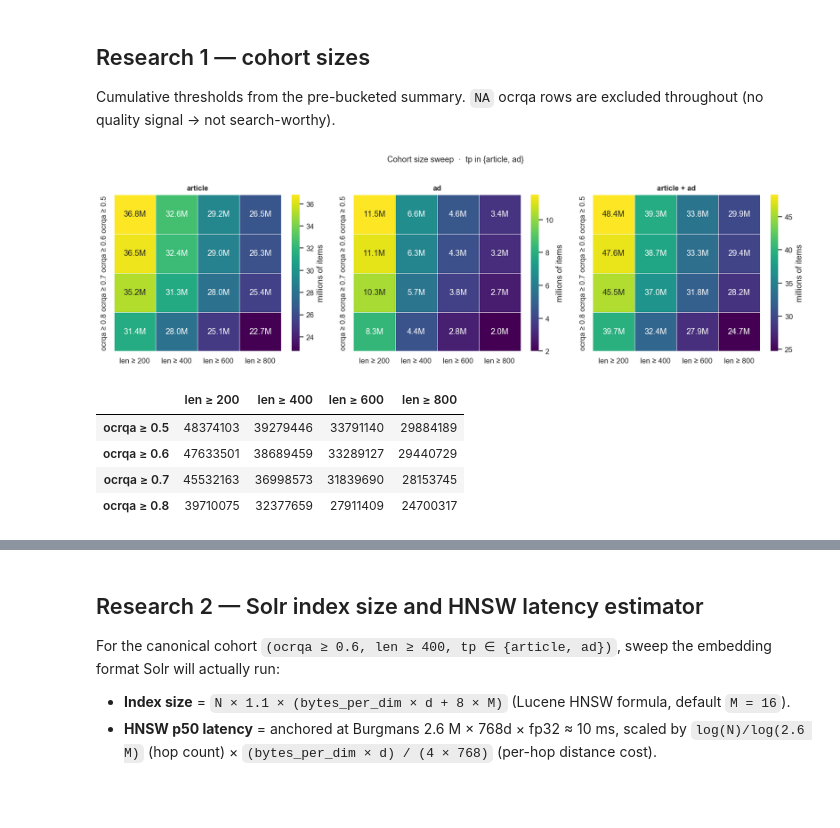
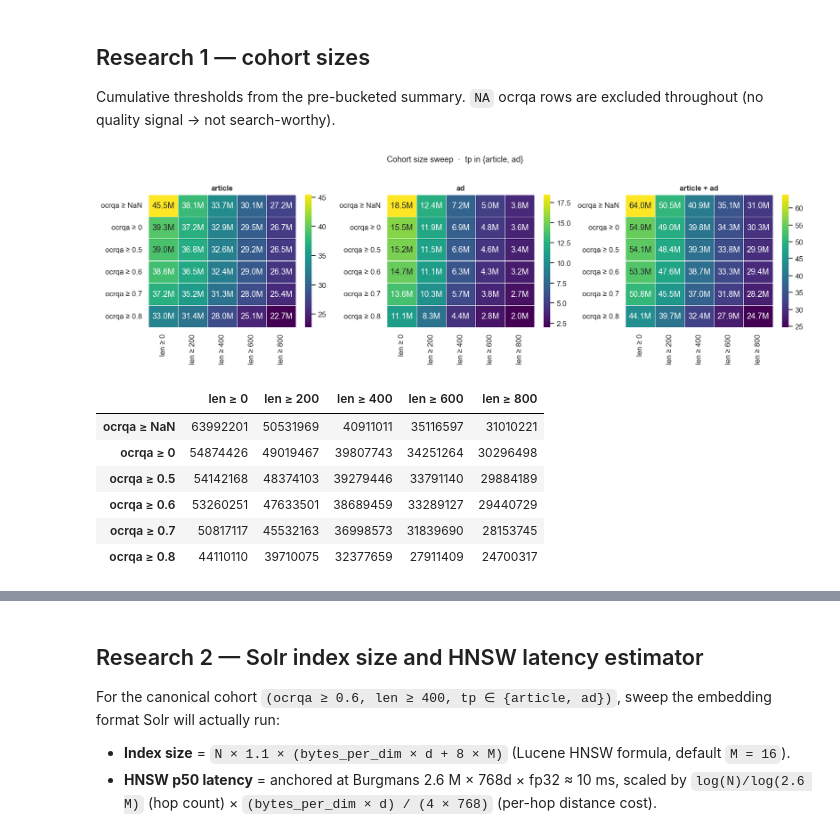
Before and after one commit to impresso/impresso-text-embedder, a Jupyter notebook: feasability/embeddings_feasibility.ipynb, the cells around one changed output, grey strips where cells are left out. Drawn from its saved outputs; the diff is of its cells as text; code cells hidden in the pictures; blank space fills up the shorter version.

```diff
--- a/feasability/embeddings_feasibility.ipynb
+++ b/feasability/embeddings_feasibility.ipynb
@@ -28,12 +22,12 @@ plt.rcParams.update({
     'axes.titlesize': 11,
 })
 
-ARTAD = Path('aggregated_summary_artad.parquet')
+ARTAD = Path('aggregated_summary_artad.csv')
 FIGURES_DIR = Path('figures'); FIGURES_DIR.mkdir(parents=True, exist_ok=True)
 
 # Research 1 — cohort sweep axes
-OCRQA_THRESHOLDS = [0.5, 0.6, 0.7, 0.8]
-LEN_THRESHOLDS   = [200, 400, 600, 800]
+OCRQA_THRESHOLDS = ['NaN',0, 0.5, 0.6, 0.7, 0.8]
+LEN_THRESHOLDS   = [0, 200, 400, 600, 800]
 
 # Research 2 — Solr index estimator axes
 # Matryoshka native truncations on gte-multilingual-base ("Elastic Dense Embedding", any d in [128, 768])
@@ -71,7 +65,7 @@ def fmt_lat(s: float) -> str:
     if s < 1:    return f'{s*1e3:.1f} ms'
     return f'{s:.2f} s'
 # %%
-artad = pd.read_parquet(ARTAD)
+artad = pd.read_csv(ARTAD)
 artad_total = int(artad['n'].sum())
 print(f'rows in summary : {len(artad):,}')
 print(f'article+ad items: {artad_total:,}')
@@ -115,12 +109,15 @@ canonical cohort (≥0.6, ≥400)        :   38,689,459  ( 60.5% of raw)
 Cumulative thresholds from the pre-bucketed summary. `NA` ocrqa rows are excluded throughout (no quality signal → not search-worthy).
 # %%
 OCRQA_GEQ = {
+    "NaN": [None, "<0.5", '0.5-0.6', '0.6-0.7', '0.7-0.8', '>=0.8'],
+    0: ["<0.5", '0.5-0.6', '0.6-0.7', '0.7-0.8', '>=0.8'],
     0.5: ['0.5-0.6', '0.6-0.7', '0.7-0.8', '>=0.8'],
     0.6: ['0.6-0.7', '0.7-0.8', '>=0.8'],
     0.7: ['0.7-0.8', '>=0.8'],
     0.8: ['>=0.8'],
 }
 LEN_GEQ = {
+    0: ['<200', '200-400', '400-600', '600-800', '>=800'],
     200: ['200-400', '400-600', '600-800', '>=800'],
     400: ['400-600', '600-800', '>=800'],
     600: ['600-800', '>=800'],
@@ -145,25 +142,26 @@ def grid(tp: str | None = None) -> pd.DataFrame:
 # %%
 g_article = grid('article')
 g_ad      = grid('ad')
 g_both    = grid()
 
 fig, axes = plt.subplots(1, 3, figsize=(15, 4.4))
 for ax, g, title in zip(axes, [g_article, g_ad, g_both], ['article', 'ad', 'article + ad']):
     annot = (g / 1e6).map(lambda x: f'{x:.1f}M')
-    sns.heatmap(g / 1e6, annot=annot.values, fmt='', cmap='viridis',
-                cbar_kws={'label': 'millions of items'}, linewidths=0.4, ax=ax)
+    sns.heatmap(g / 1e6, annot=annot.values, fmt='', cmap='viridis', linewidths=0.4, ax=ax)
     ax.set_title(title)
     ax.set_xlabel(''); ax.set_ylabel('')
 fig.suptitle('Cohort size sweep  ·  tp in {article, ad}', fontsize=12, y=1.02)
 plt.tight_layout()
 fig.savefig(FIGURES_DIR / 'cohort_sweep.png', bbox_inches='tight')
 plt.show()
 
 g_both
 # %% [output]
-[figure, old version]
+[figure, new version]
-|  | len ≥ 200 | len ≥ 400 | len ≥ 600 | len ≥ 800 |
-| ocrqa ≥ 0.5 | 48374103 | 39279446 | 33791140 | 29884189 |
-| ocrqa ≥ 0.6 | 47633501 | 38689459 | 33289127 | 29440729 |
-| ocrqa ≥ 0.7 | 45532163 | 36998573 | 31839690 | 28153745 |
-| ocrqa ≥ 0.8 | 39710075 | 32377659 | 27911409 | 24700317 |
+|  | len ≥ 0 | len ≥ 200 | len ≥ 400 | len ≥ 600 | len ≥ 800 |
+| ocrqa ≥ NaN | 63992201 | 50531969 | 40911011 | 35116597 | 31010221 |
+| ocrqa ≥ 0 | 54874426 | 49019467 | 39807743 | 34251264 | 30296498 |
+| ocrqa ≥ 0.5 | 54142168 | 48374103 | 39279446 | 33791140 | 29884189 |
+| ocrqa ≥ 0.6 | 53260251 | 47633501 | 38689459 | 33289127 | 29440729 |
+| ocrqa ≥ 0.7 | 50817117 | 45532163 | 36998573 | 31839690 | 28153745 |
+| ocrqa ≥ 0.8 | 44110110 | 39710075 | 32377659 | 27911409 | 24700317 |
```
Also changed, not shown: parts of 4 cells of this notebook.
